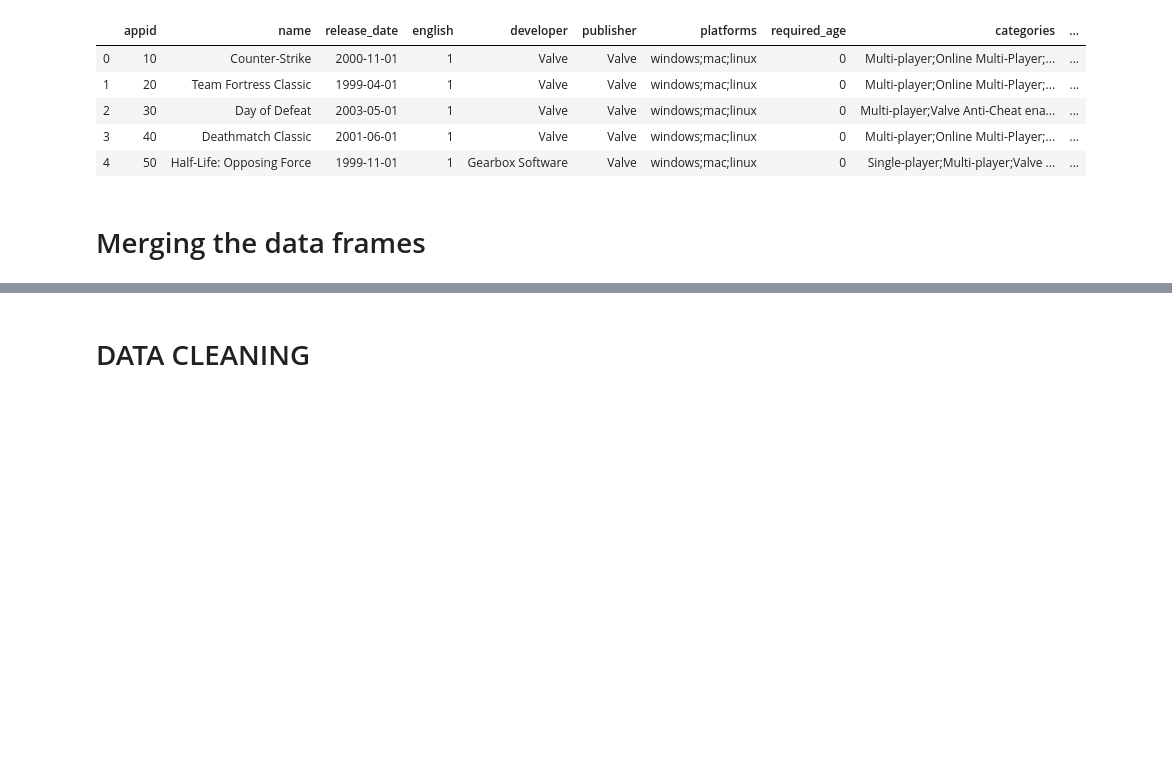
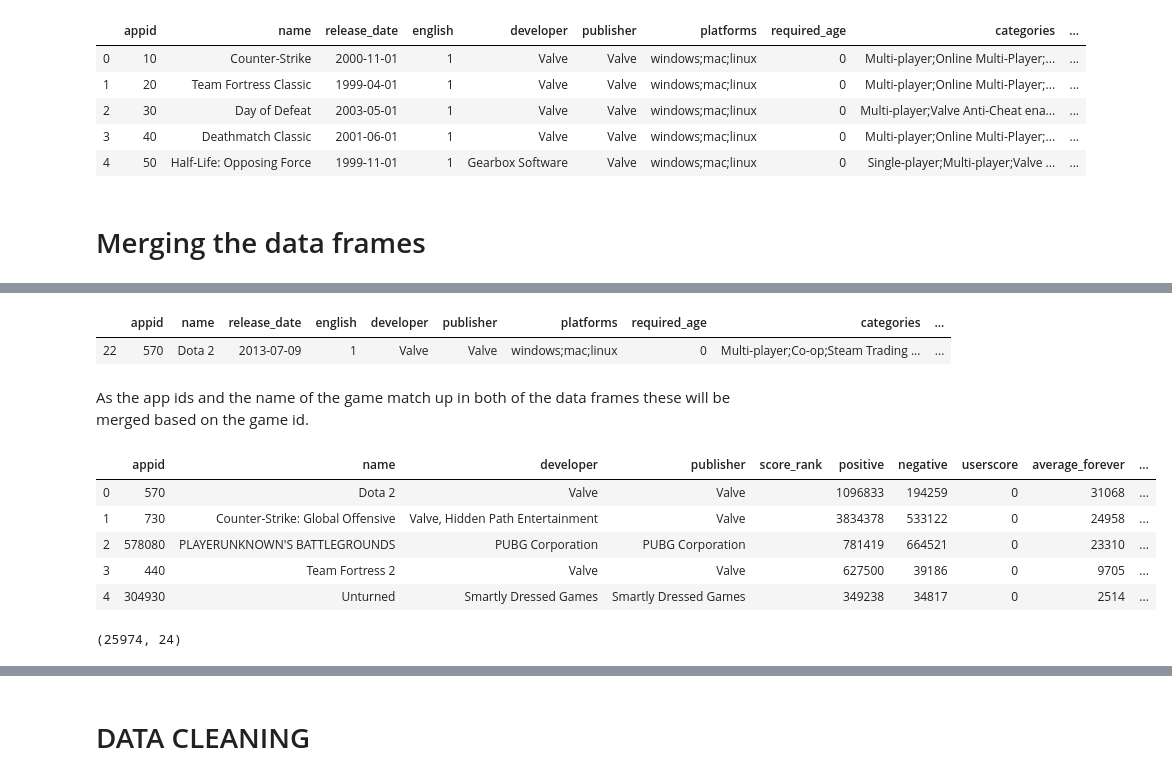
Before and after one commit to IsabelJoseph101/steam_recommendation_system, a Jupyter notebook: data_cleaning.ipynb, the cells around one changed output, grey strips where cells are left out. Cells and saved outputs as stored; diff of their text form; code cells hidden in the pictures; blank space fills up the shorter version.

```diff
--- a/data_cleaning.ipynb
+++ b/data_cleaning.ipynb
@@ -306,5 +404,8 @@ df_4.head()
 | 2 | 30 | Day of Defeat | 2003-05-01 | 1 | Valve | Valve | windows;mac;linux | 0 | Multi-player;Valve Anti-Cheat ena... | ... |
 | 3 | 40 | Deathmatch Classic | 2001-06-01 | 1 | Valve | Valve | windows;mac;linux | 0 | Multi-player;Online Multi-Player;... | ... |
 | 4 | 50 | Half-Life: Opposing Force | 1999-11-01 | 1 | Gearbox Software | Valve | windows;mac;linux | 0 | Single-player;Multi-player;Valve ... | ... |
+# %%
+# renaming the data frame
+game_info_2 = df_4
 # %% [markdown]
 # Merging the data frames
@@ -502,0 +468,32 @@ df_final.shape
+# %%
+# checking a specific row
+game_info_2[game_info_2.name == 'Dota 2']
+# %% [output]
+|  | appid | name | release_date | english | developer | publisher | platforms | required_age | categories | ... |
+| 22 | 570 | Dota 2 | 2013-07-09 | 1 | Valve | Valve | windows;mac;linux | 0 | Multi-player;Co-op;Steam Trading ... | ... |
+# %% [markdown]
+As the app ids and the name of the game match up in both of the data frames these will be merged based on the game id.
+# %%
+# dropping unessasary columns and columns that appear in both data frames
+game_info.drop(['price', 'initialprice', 'discount', 'average_2weeks', 'median_2weeks', 'owners'], axis=1, inplace=True)
+# %%
+# dropping unessasary columns
+game_info_2.drop(['name', 'developer', 'publisher'], axis=1, inplace=True)
+# %%
+# merging the data frames based on the appid
+game_info = pd.DataFrame.merge(game_info, game_info_2,on='appid')
+# %%
+# checking the merged data frame will all of the games information
+game_info.head()
+# %% [output]
+|  | appid | name | developer | publisher | score_rank | positive | negative | userscore | average_forever | ... |
+| 0 | 570 | Dota 2 | Valve | Valve |  | 1096833 | 194259 | 0 | 31068 | ... |
+| 1 | 730 | Counter-Strike: Global Offensive | Valve, Hidden Path Entertainment | Valve |  | 3834378 | 533122 | 0 | 24958 | ... |
+| 2 | 578080 | PLAYERUNKNOWN'S BATTLEGROUNDS | PUBG Corporation | PUBG Corporation |  | 781419 | 664521 | 0 | 23310 | ... |
+| 3 | 440 | Team Fortress 2 | Valve | Valve |  | 627500 | 39186 | 0 | 9705 | ... |
+| 4 | 304930 | Unturned | Smartly Dressed Games | Smartly Dressed Games |  | 349238 | 34817 | 0 | 2514 | ... |
+# %%
+# checking the shape
+game_info.shape
+# %% [output]
+(25974, 24)
```
Also changed, not shown: parts of 136 cells of this notebook.
